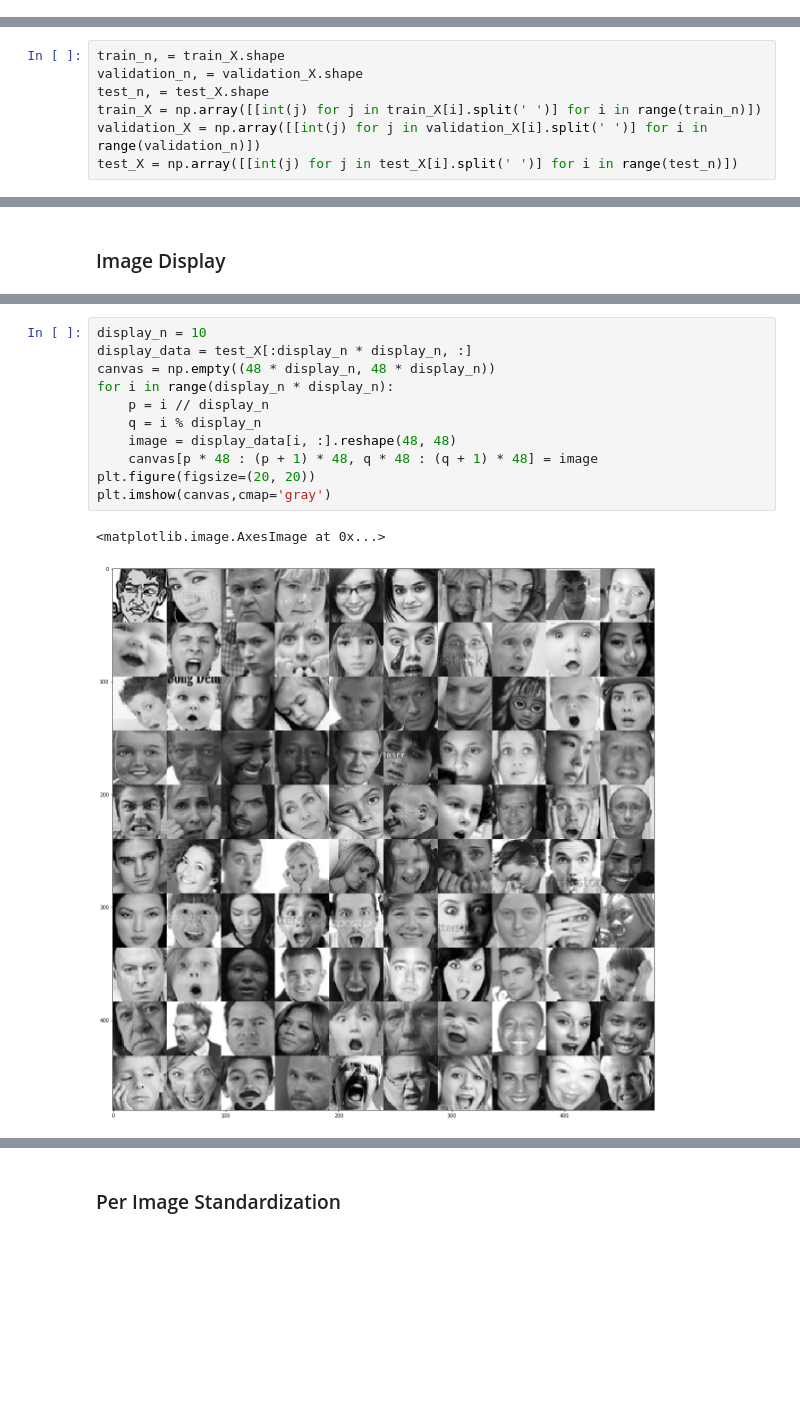
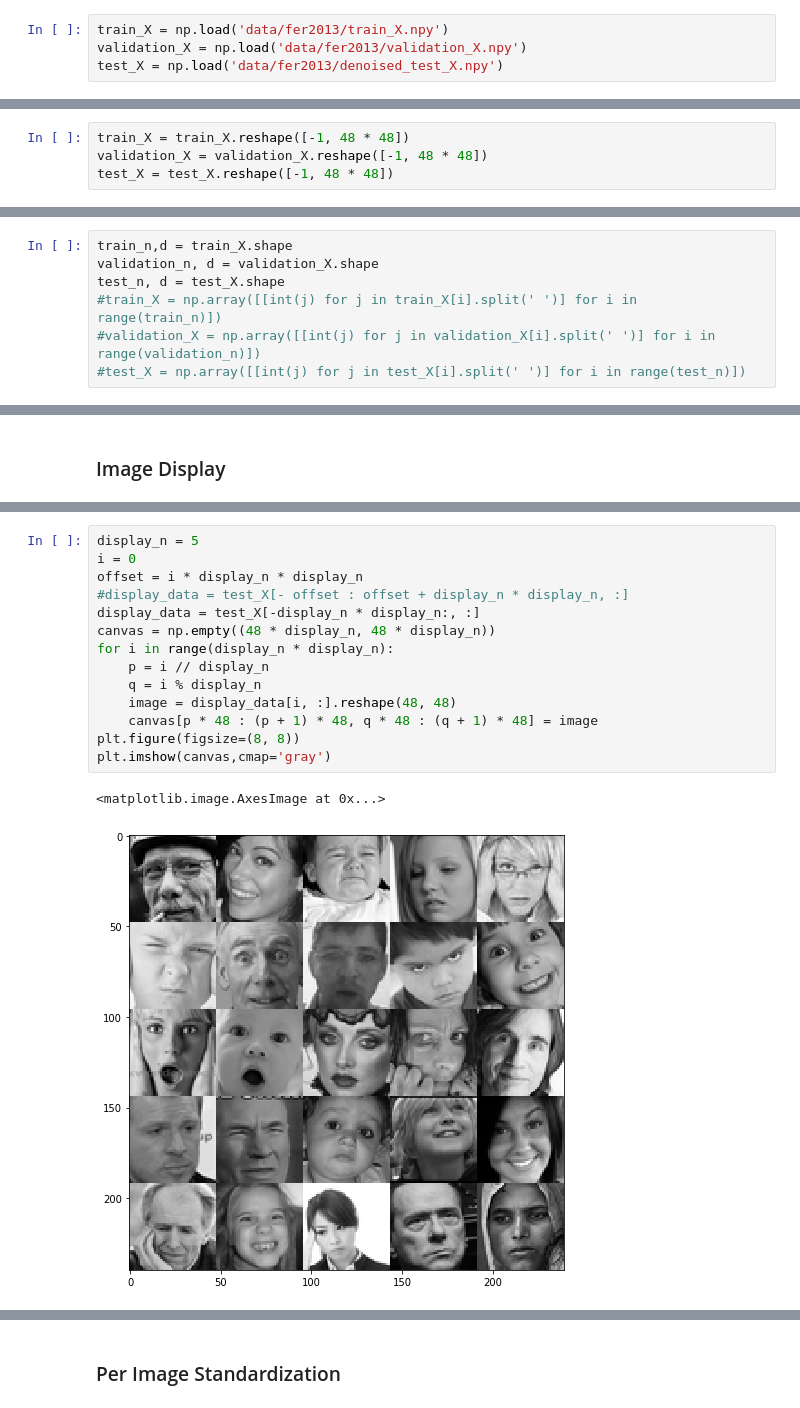
Before and after one commit to zwenaing/face-detection-emotion-classification, a Jupyter notebook: emotion_classification/emotion_classification.ipynb, the cells around one changed output, grey strips where cells are left out. Cells and saved outputs as stored; diff of their text form; blank space fills up the shorter version.

```diff
--- a/emotion_classification/emotion_classification.ipynb
+++ b/emotion_classification/emotion_classification.ipynb
@@ -22,0 +9,4 @@ test_y = test_data[:, 0].astype(np.int32)
+# %%
+train_X = np.load('data/fer2013/train_X.npy')
+validation_X = np.load('data/fer2013/validation_X.npy')
+test_X = np.load('data/fer2013/denoised_test_X.npy')
@@ -22,0 +17,4 @@ test_y = test_data[:, 0].astype(np.int32)
+# %%
+train_X = train_X.reshape([-1, 48 * 48])
+validation_X = validation_X.reshape([-1, 48 * 48])
+test_X = test_X.reshape([-1, 48 * 48])
@@ -23,10 +37,10 @@ test_y = test_data[:, 0].astype(np.int32)
 # %%
-train_n, = train_X.shape
-validation_n, = validation_X.shape
-test_n, = test_X.shape
-train_X = np.array([[int(j) for j in train_X[i].split(' ')] for i in range(train_n)])
-validation_X = np.array([[int(j) for j in validation_X[i].split(' ')] for i in range(validation_n)])
-test_X = np.array([[int(j) for j in test_X[i].split(' ')] for i in range(test_n)])
+train_n,d = train_X.shape
+validation_n, d = validation_X.shape
+test_n, d = test_X.shape
+#train_X = np.array([[int(j) for j in train_X[i].split(' ')] for i in range(train_n)])
+#validation_X = np.array([[int(j) for j in validation_X[i].split(' ')] for i in range(validation_n)])
+#test_X = np.array([[int(j) for j in test_X[i].split(' ')] for i in range(test_n)])
 # %% [markdown]
 ## Preprocessing
 # %% [markdown]
@@ -34,14 +56,17 @@ test_X = np.array([[int(j) for j in test_X[i].split(' ')] for i in range(test_n)
 # %%
-display_n = 10
-display_data = test_X[:display_n * display_n, :]
+display_n = 5
+i = 0
+offset = i * display_n * display_n
+#display_data = test_X[- offset : offset + display_n * display_n, :]
+display_data = test_X[-display_n * display_n:, :]
 canvas = np.empty((48 * display_n, 48 * display_n))
 for i in range(display_n * display_n):
     p = i // display_n
     q = i % display_n
     image = display_data[i, :].reshape(48, 48)
     canvas[p * 48 : (p + 1) * 48, q * 48 : (q + 1) * 48] = image
-plt.figure(figsize=(20, 20))
+plt.figure(figsize=(8, 8))
 plt.imshow(canvas,cmap='gray')
 # %% [output]
 <matplotlib.image.AxesImage at 0x...>
-[figure, old version]
+[figure, new version]
```
Also changed, not shown: parts of 20 cells of this notebook, 12 other files.
